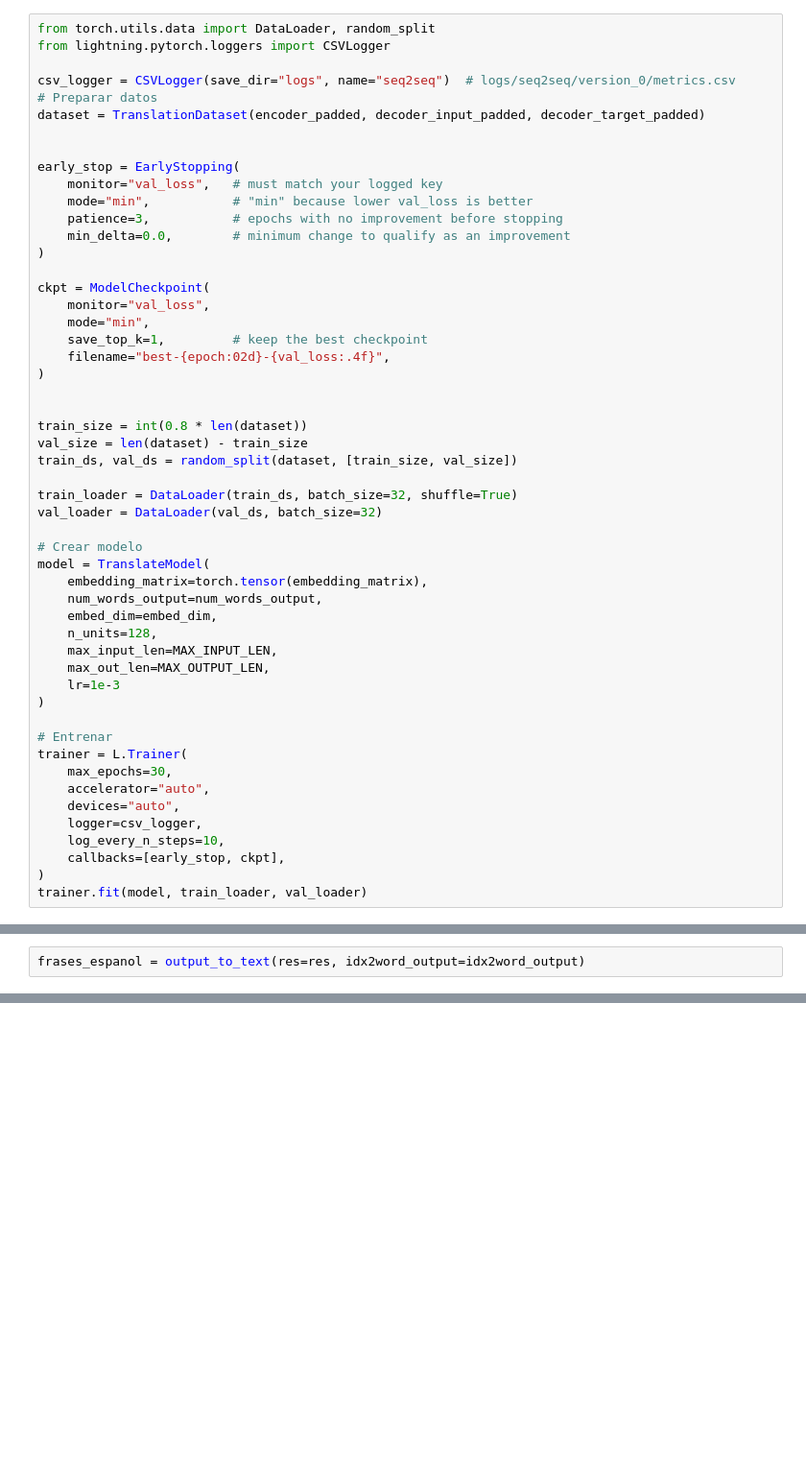
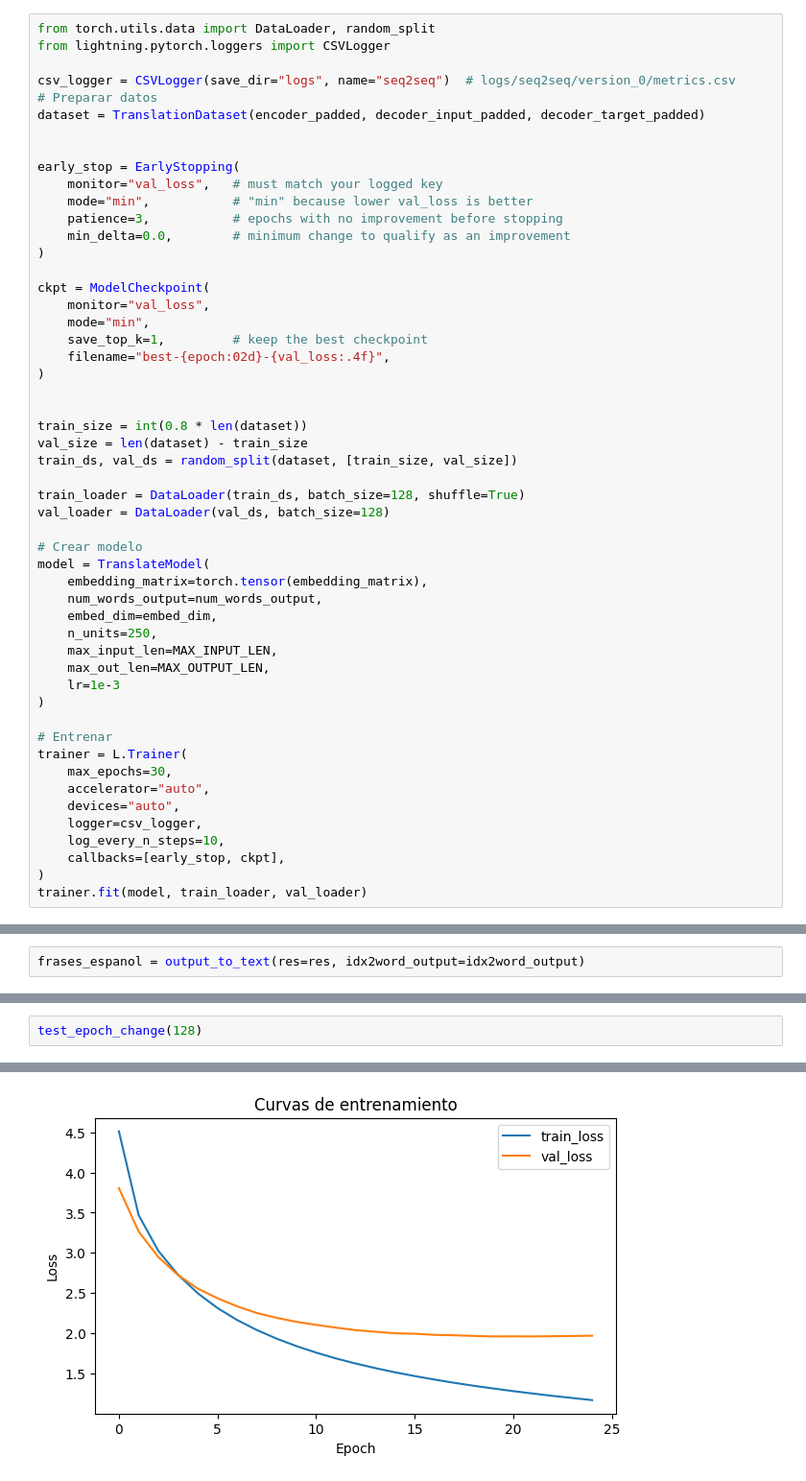
Before and after one commit to RodriMesa/proyectos_maestria, a Jupyter notebook: procesamiento_lenguaje/Desafio_4.ipynb, the cells around one changed output, grey strips where cells are left out. Shown: that part at 96% size. Saved outputs shown, nothing was run; the diff lists cells and outputs as text; blank space fills up the shorter version.

```diff
--- a/procesamiento_lenguaje/Desafio_4.ipynb
+++ b/procesamiento_lenguaje/Desafio_4.ipynb
@@ -543,15 +499,15 @@ train_size = int(0.8 * len(dataset))
 val_size = len(dataset) - train_size
 train_ds, val_ds = random_split(dataset, [train_size, val_size])
 
-train_loader = DataLoader(train_ds, batch_size=32, shuffle=True)
-val_loader = DataLoader(val_ds, batch_size=32)
+train_loader = DataLoader(train_ds, batch_size=128, shuffle=True)
+val_loader = DataLoader(val_ds, batch_size=128)
 
 # Crear modelo
 model = TranslateModel(
     embedding_matrix=torch.tensor(embedding_matrix),
     num_words_output=num_words_output,
     embed_dim=embed_dim,
-    n_units=128,
+    n_units=250,
     max_input_len=MAX_INPUT_LEN,
     max_out_len=MAX_OUTPUT_LEN,
     lr=1e-3
@@ -656,0 +691,3 @@ Frase traducida:  ['cuando', 'escuchas', 'a', 'la', 'música', ',', 'voy', 'a',
+# %%
+test_epoch_change(128)
+# %% [output]
@@ -656,0 +716 @@ Frase traducida:  ['cuando', 'escuchas', 'a', 'la', 'música', ',', 'voy', 'a',
+[figure, added]
```
Also changed, not shown: parts of 31 cells of this notebook.
